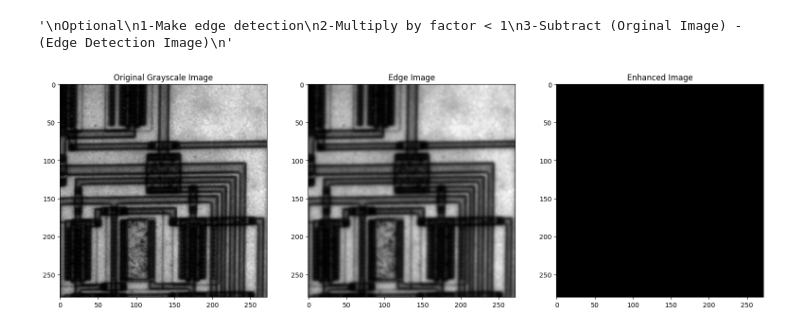
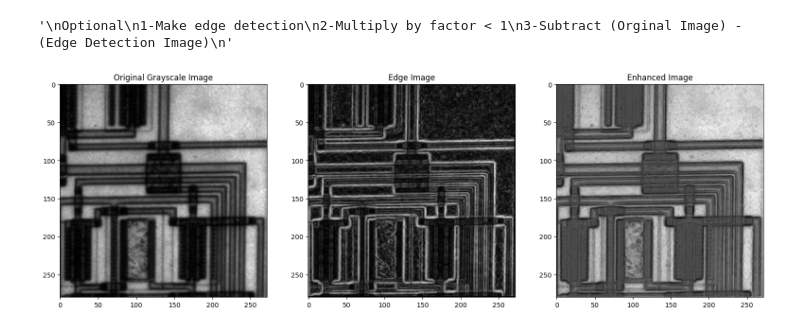
Before and after one commit to HossamMo123/IP_Requirment_1-2, a Jupyter notebook: lab5-std/Lab_Edge_Detection_STD.ipynb, the cells around one changed output. Cells and saved outputs as stored; diff of their text form; code cells hidden in the pictures.

```diff
--- a/lab5-std/Lab_Edge_Detection_STD.ipynb
+++ b/lab5-std/Lab_Edge_Detection_STD.ipynb
@@ -75,7 +75,7 @@ def custom_sobel(img):
                 Iy[rowidx, colidx] = (Ky * img[rowidx-1:rowidx+2, colidx-1:colidx+2]).sum()
 
     G = np.hypot(Ix, Iy)
-    G = G / G.max() * 255
+    G = (G / G.max()) * 255
     theta = np.arctan2(Iy, Ix)
 
     return (G, Ix, Iy)
@@ -156,7 +156,7 @@ Optional
 # %% [output]
 '\nOptional\n1-Make edge detection\n2-Multiply by factor < 1\n3-Subtract (Orginal Image) - (Edge Detection Image)\n'
 # %%
-def edge_subtraction_enhancement(img, sigma=1, factor=0.5):
+def edge_subtraction_enhancement(img, factor=0.5):
 
 
     if img.ndim == 3:
@@ -164,21 +164,17 @@ def edge_subtraction_enhancement(img, sigma=1, factor=0.5):
     else:
         img_gray = img
 
-    # Step 1: Edge detection using LoG
-    edge_img, F1_img, edges_F1, F2_img, edges_F2 = custom_log(img_gray, thres=30)
+    edge_img, IX, IY = custom_sobel(img_gray)
 
-    # Step 2: Scale edge map
     scaled_edges = edge_img * factor
 
-    # Step 3: Subtract from original
     enhanced = img_gray - scaled_edges
-    enhanced = np.clip(enhanced, 0, 1)
     return img_gray, edge_img, enhanced
 # %%
 img = io.imread('circuit.tif')
-img_gray, edge_img, enhanced = edge_subtraction_enhancement(img)
+img_gray, edge_img, enhanced = edge_subtraction_enhancement(img, 0.5)
 
 show_images([img_gray, edge_img, enhanced],
             ['Original Grayscale Image', 'Edge Image', 'Enhanced Image'])
 # %% [output]
-[figure, old version]
+[figure, new version]
```
